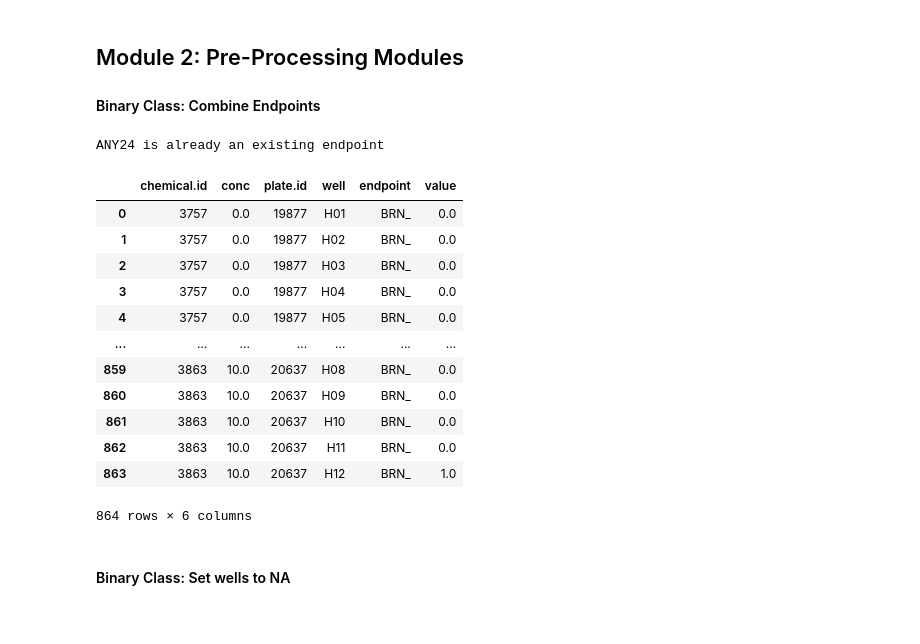
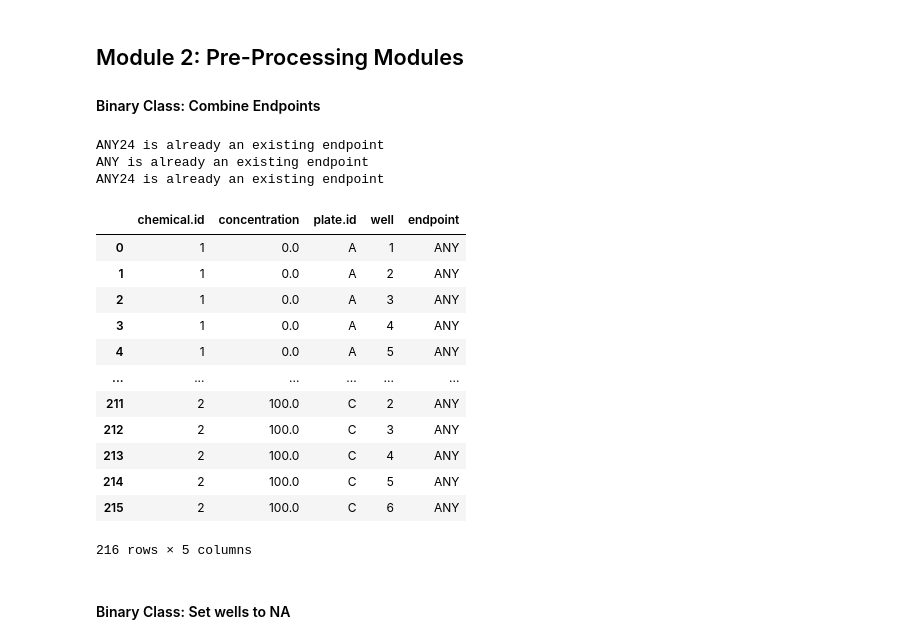
Before and after one commit to PNNL-CompBio/bmdrc, a Jupyter notebook: dev_tests/binary_class_tests.ipynb, the cells around one changed output. Saved outputs shown, nothing was run; the diff lists cells and outputs as text; code cells hidden in the pictures.

```diff
--- a/dev_tests/binary_class_tests.ipynb
+++ b/dev_tests/binary_class_tests.ipynb
@@ -36,14 +20,0 @@ print(Wide.df)
-# %%
-morpho_example_long = pd.read_csv("/Users/degn400/Git_Repos/bmdrc/data/Binary_Morphology_Long.csv")
-
-Long = bmdrc.input_data_classes.BinaryClass(
-    df = morpho_example_long,
-    chemical = "chemical.id",
-    plate = "plate.id",
-    well = "well",
-    concentration = "conc",
-    endpoint = "endpoint",
-    value = "value"
-)
-
-print(Long.df)
@@ -67,42 +23,47 @@ print(Long.df)
 
 #### Binary Class: Combine Endpoints
 # %%
-endpoint_dict = {"ANY24":["MO24", "DP24", "SM24", "NC24"],
-                 "ANY120":["MORT", "YSE_", "AXIS", "EYE_", "SNOU", "JAW_", "OTIC", "PE__", "BRAI",
-                           "SOMI", "PFIN", "CFIN", "PIG_", "CIRC", "TRUN", "SWIM", "NC__", "TR__",
-                           "MO24", "DP24", "SM24", "NC24"],
-                "TOT_MORT":["MO24","MORT"],
-                "ALL_BUT_MORT":["DP24","SM24","NC24", "YSE_", "AXIS", "EYE_", "SNOU", "JAW_",
-                                "OTIC", "PE__", "BRAI", "SOMI", "PFIN", "CFIN", "PIG_", "CIRC",
-                                "TRUN", "SWIM", "NC__", "TR__"],
-                "BRN_": ["BRAI", "OTIC", "PFIN"],
-                "CRAN":["EYE_", "SNOU", "JAW_"],
-                "EDEM":["YSE", "PE__"],
-                "LTRK":["TRUN", "CFIN"],
-                "MUSC":["CIRC", "SWIM", "SOMI"],
-                "SKIN":["PIG_"],
-                "TCHR":["TR__"]}
+#endpoint_dict = {"ANY24":["MO24", "DP24", "SM24", "NC24"],
+#                 "ANY120":["MORT", "YSE_", "AXIS", "EYE_", "SNOU", "JAW_", "OTIC", "PE__", "BRAI",
+#                           "SOMI", "PFIN", "CFIN", "PIG_", "CIRC", "TRUN", "SWIM", "NC__", "TR__",
+#                           "MO24", "DP24", "SM24", "NC24"],
+#                "TOT_MORT":["MO24","MORT"],
+#                "ALL_BUT_MORT":["DP24","SM24","NC24", "YSE_", "AXIS", "EYE_", "SNOU", "JAW_",
+#                                "OTIC", "PE__", "BRAI", "SOMI", "PFIN", "CFIN", "PIG_", "CIRC",
+#                                "TRUN", "SWIM", "NC__", "TR__"],
+#                "BRN_": ["BRAI", "OTIC", "PFIN"],
+#                "CRAN":["EYE_", "SNOU", "JAW_"],
+#                "EDEM":["YSE", "PE__"],
+#                "LTRK":["TRUN", "CFIN"],
+#                "MUSC":["CIRC", "SWIM", "SOMI"],
+#                "SKIN":["PIG_"],
+#                "TCHR":["TR__"]}
+
+endpoint_dict = {"ANY24":["MO24", "DP24", "SM24"],
+                 "ANY":["MO24", "DP24", "SM24", "JAW"]}
 
 # Add new endpoint - twice
 Long.combine_and_create_new_endpoints(endpoint_dict)
 Long.combine_and_create_new_endpoints({"ANY24":["MO24", "DP24", "SM24", "NC24"]})
 
-Long.df[Long.df[Long.endpoint] == "BRN_"]
+Long.df[Long.df[Long.endpoint] == "ANY"].iloc[:, :5]
 # %% [output]
 ANY24 is already an existing endpoint
+ANY is already an existing endpoint
+ANY24 is already an existing endpoint
-|  | chemical.id | conc | plate.id | well | endpoint | value |
-| 0 | 3757 | 0.0 | 19877 | H01 | BRN_ | 0.0 |
-| 1 | 3757 | 0.0 | 19877 | H02 | BRN_ | 0.0 |
-| 2 | 3757 | 0.0 | 19877 | H03 | BRN_ | 0.0 |
-| 3 | 3757 | 0.0 | 19877 | H04 | BRN_ | 0.0 |
-| 4 | 3757 | 0.0 | 19877 | H05 | BRN_ | 0.0 |
-| ... | ... | ... | ... | ... | ... | ... |
-| 859 | 3863 | 10.0 | 20637 | H08 | BRN_ | 0.0 |
-| 860 | 3863 | 10.0 | 20637 | H09 | BRN_ | 0.0 |
-| 861 | 3863 | 10.0 | 20637 | H10 | BRN_ | 0.0 |
-| 862 | 3863 | 10.0 | 20637 | H11 | BRN_ | 0.0 |
-| 863 | 3863 | 10.0 | 20637 | H12 | BRN_ | 1.0 |
+|  | chemical.id | concentration | plate.id | well | endpoint |
+| 0 | 1 | 0.0 | A | 1 | ANY |
+| 1 | 1 | 0.0 | A | 2 | ANY |
+| 2 | 1 | 0.0 | A | 3 | ANY |
+| 3 | 1 | 0.0 | A | 4 | ANY |
+| 4 | 1 | 0.0 | A | 5 | ANY |
+| ... | ... | ... | ... | ... | ... |
+| 211 | 2 | 100.0 | C | 2 | ANY |
+| 212 | 2 | 100.0 | C | 3 | ANY |
+| 213 | 2 | 100.0 | C | 4 | ANY |
+| 214 | 2 | 100.0 | C | 5 | ANY |
+| 215 | 2 | 100.0 | C | 6 | ANY |
-864 rows × 6 columns
+216 rows × 5 columns
 # %% [markdown]
 #### Binary Class: Set wells to NA
 # %%
```
Also changed, not shown: parts of 14 cells of this notebook, 3 other files.
